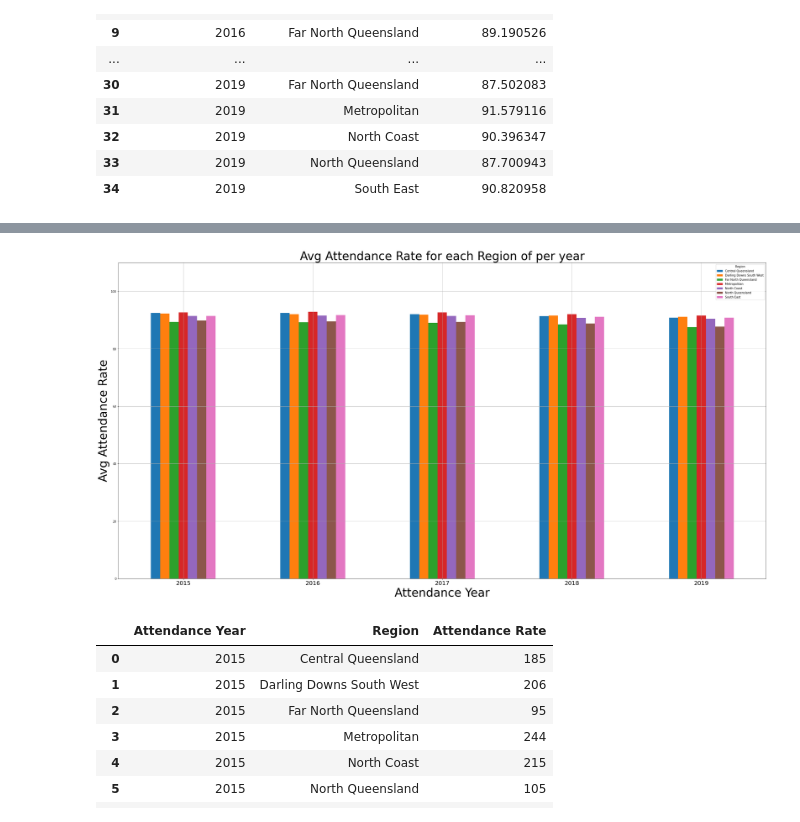
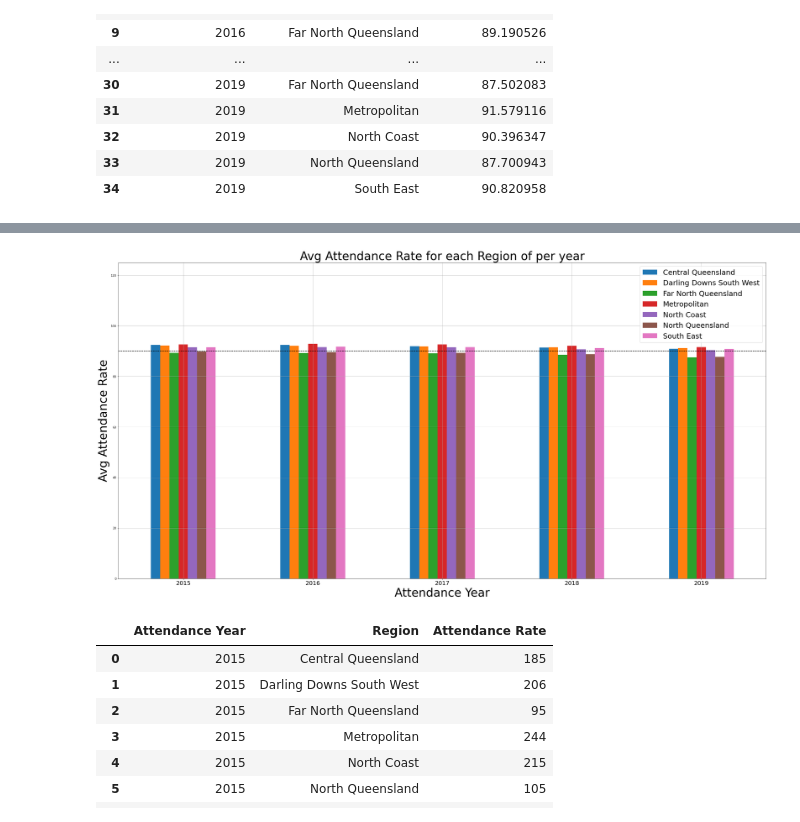
Before and after one commit to Thgiliwt/Project-1, a Jupyter notebook: Part2.ipynb, the cells around one changed output, grey strips where cells are left out. Saved outputs shown, nothing was run; the diff lists cells and outputs as text; code cells hidden in the pictures.

```diff
--- a/Part2.ipynb
+++ b/Part2.ipynb
@@ -136,19 +136,23 @@ df4
 # %%
 df4x = df4.set_index('Attendance Year')
 
 barplot = df4x.plot(kind='bar',figsize=(40,20));
 
 plt.title('Avg Attendance Rate for each Region of per year',fontsize=40)
 plt.ylabel('Avg Attendance Rate',fontsize=40)
 plt.xlabel('Attendance Year',fontsize=40)
-plt.ylim(0,110)
+plt.ylim(0,125)
+plt.legend(prop={'size':25})
+
+barplot.axhline(y=90,xmin=0,xmax=1,alpha=0.9,ls='--',c='k')
+
 barplot.set_xticklabels(df4x.index,rotation = 0,fontsize=20)
 
 plt.grid()
 
 plt.savefig('Part2.1a_Attendance Rate & Region_bar.png')
 # %% [output]
-[figure, old version]
+[figure, new version]
 # %%
 df4a = df2.groupby(['Attendance Year','Region'])['Attendance Rate'].count().reset_index()
 df4a
```
Also changed, not shown: parts of 2 cells of this notebook, 1 other file.
